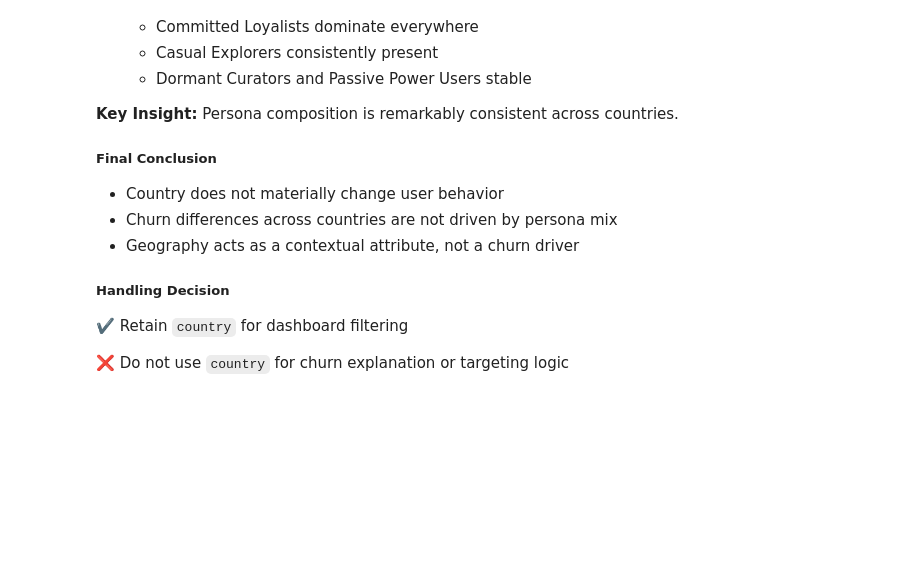
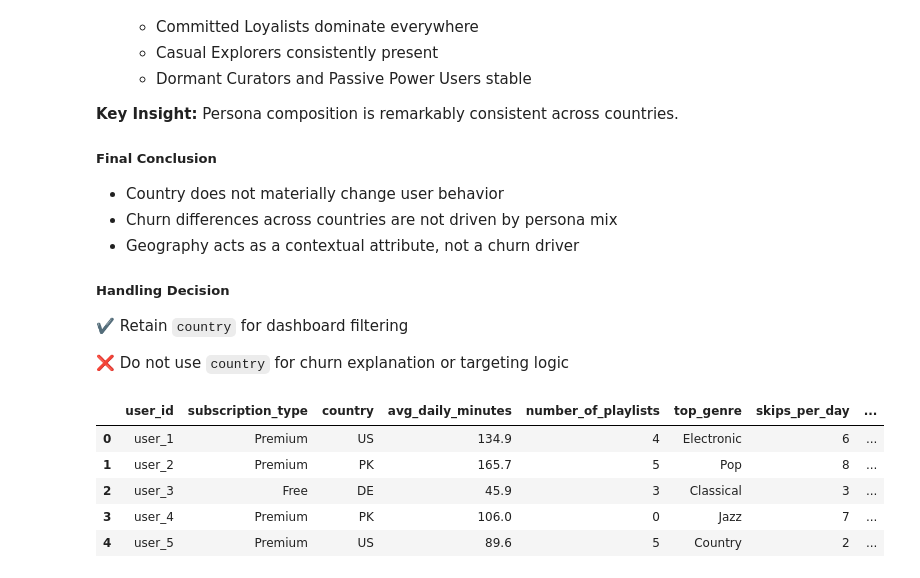
Before and after one commit to Adithi-Sreenath/spotify-business-analytics, a Jupyter notebook: notebooks/churn_analysis.ipynb, the cells around one changed output. Drawn from its saved outputs; the diff is of its cells as text; code cells hidden in the pictures; blank space fills up the shorter version.

```diff
--- a/notebooks/churn_analysis.ipynb
+++ b/notebooks/churn_analysis.ipynb
@@ -3672,0 +3676,9 @@ And determine whether country should be treated as:
+# %%
+df.head()
+# %% [output]
+|  | user_id | subscription_type | country | avg_daily_minutes | number_of_playlists | top_genre | skips_per_day | ... |
+| 0 | user_1 | Premium | US | 134.9 | 4 | Electronic | 6 | ... |
+| 1 | user_2 | Premium | PK | 165.7 | 5 | Pop | 8 | ... |
+| 2 | user_3 | Free | DE | 45.9 | 3 | Classical | 3 | ... |
+| 3 | user_4 | Premium | PK | 106.0 | 0 | Jazz | 7 | ... |
+| 4 | user_5 | Premium | US | 89.6 | 5 | Country | 2 | ... |
```
Also changed, not shown: parts of 1 cell of this notebook.
